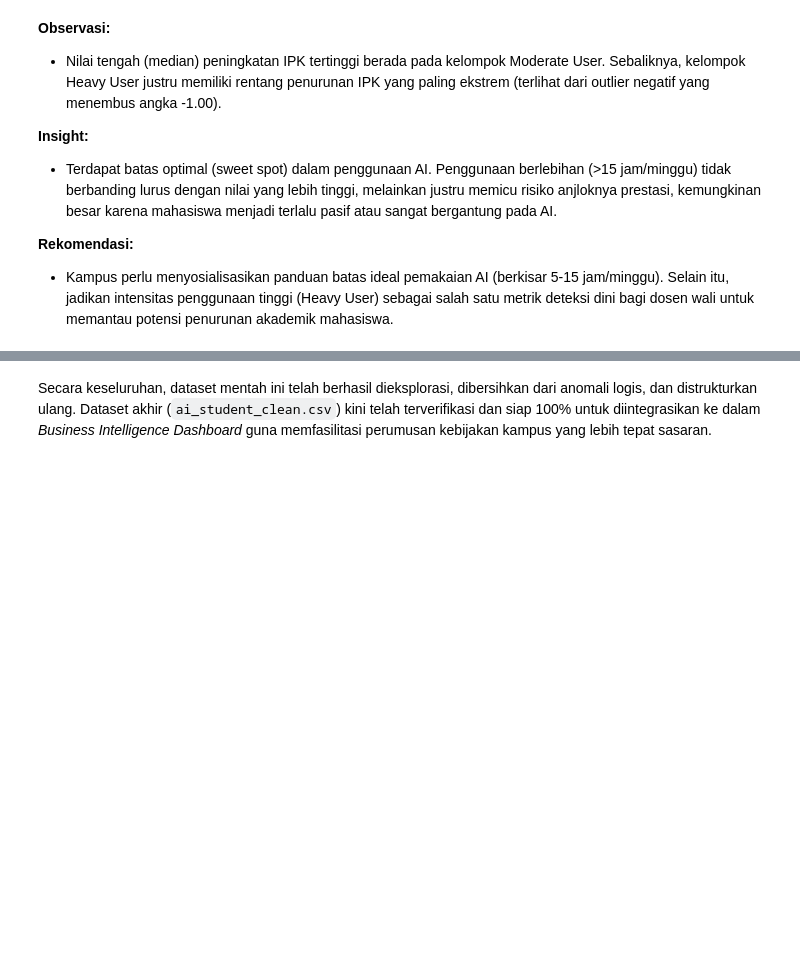
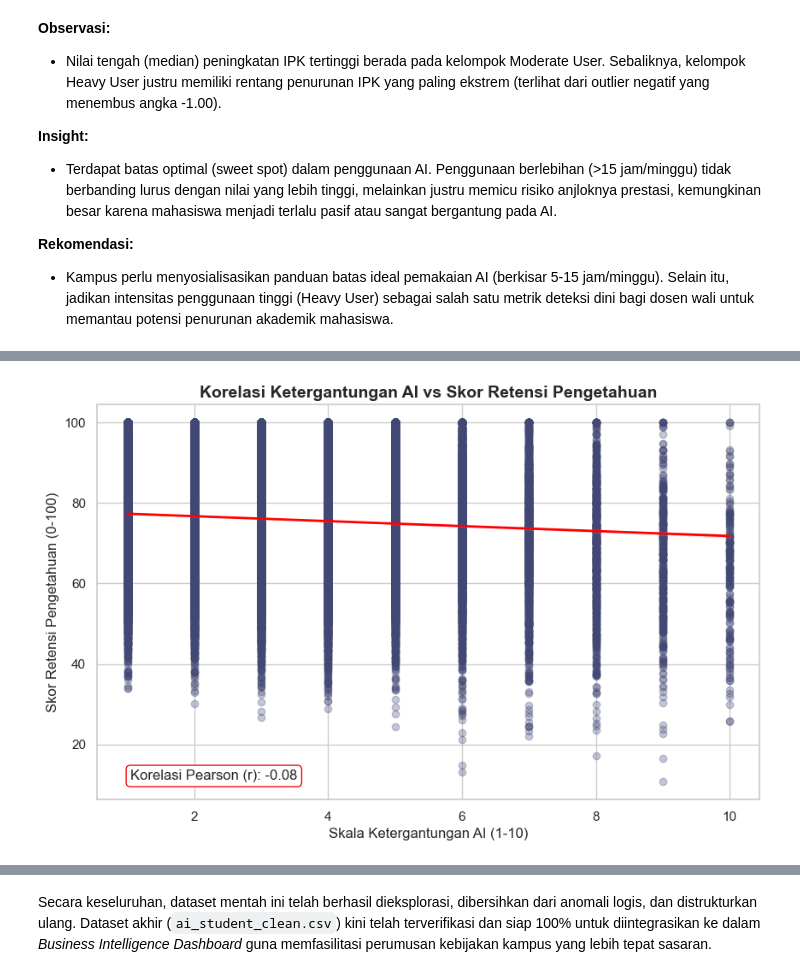
Before and after one commit to sumarnasadiida-cmd/dashbord-bnsp-2026, a Jupyter notebook: notebook_analisis.ipynb, the cells around one changed output, grey strips where cells are left out. Saved outputs shown, nothing was run; the diff lists cells and outputs as text; code cells hidden in the pictures; blank space fills up the shorter version.

```diff
--- a/notebook_analisis.ipynb
+++ b/notebook_analisis.ipynb
@@ -894,0 +898,23 @@ Light User (0-5 jam) Moderate User (5-15 jam)   0.0324   0.0 0.0281 0.0367   Tru
+# %%
+plt.figure(figsize=(10, 6))
+# Menggunakan df_clean langsung
+ax = sns.regplot(
+    data=df_clean,
+    x='Perceived_AI_Dependency',
+    y='Skill_Retention_Score',
+    scatter_kws={'alpha':0.3, 'color':'#424874'},
+    line_kws={'color':'red', 'linewidth':2}
+)
+
+plt.title('Korelasi Ketergantungan AI vs Skor Retensi Pengetahuan', fontsize=14, fontweight='bold')
+plt.xlabel('Skala Ketergantungan AI (1-10)')
+plt.ylabel('Skor Retensi Pengetahuan (0-100)')
+
+# Menghitung korelasi Pearson
+corr_coef = df_clean['Perceived_AI_Dependency'].corr(df_clean['Skill_Retention_Score'])
+plt.annotate(f'Korelasi Pearson (r): {corr_coef:.2f}', xy=(0.05, 0.05), xycoords='axes fraction',
+             fontsize=12, bbox=dict(boxstyle="round,pad=0.3", fc="white", ec="red", lw=1))
+
+plt.show()
+# %% [output]
+[figure, added]
```
Also changed, not shown: parts of 12 cells of this notebook, 2 other files.
